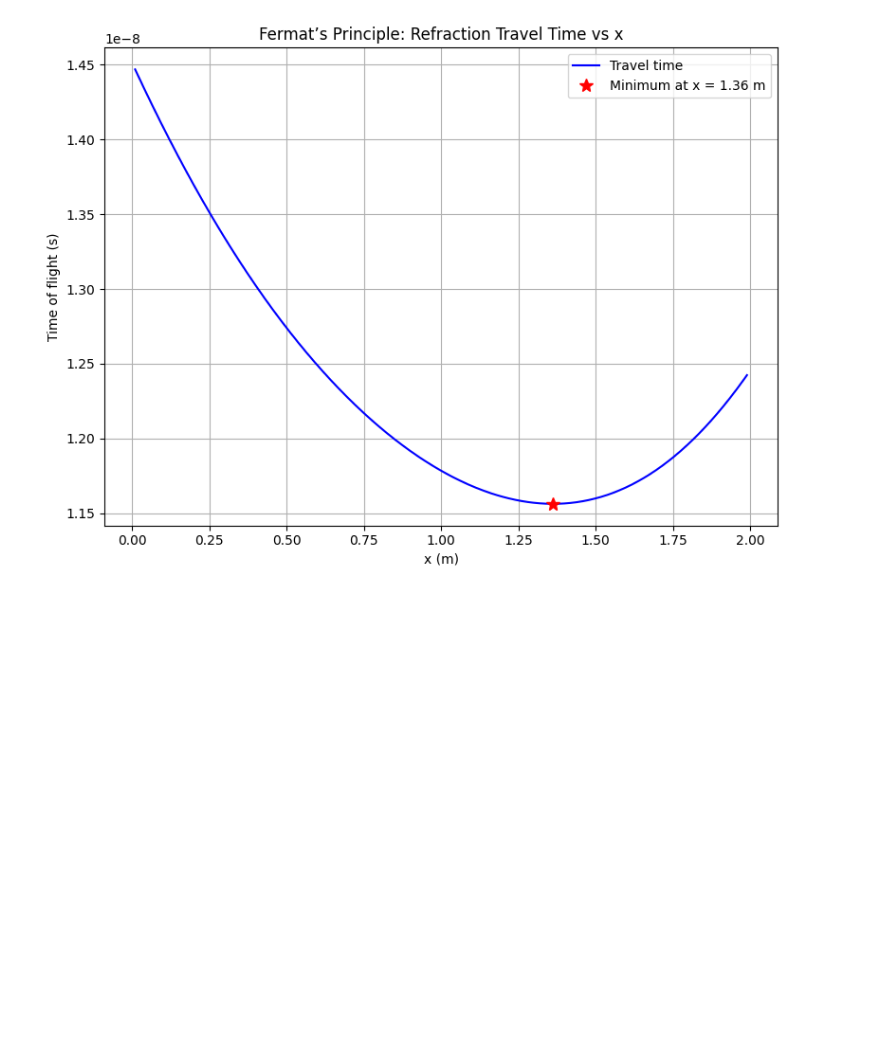
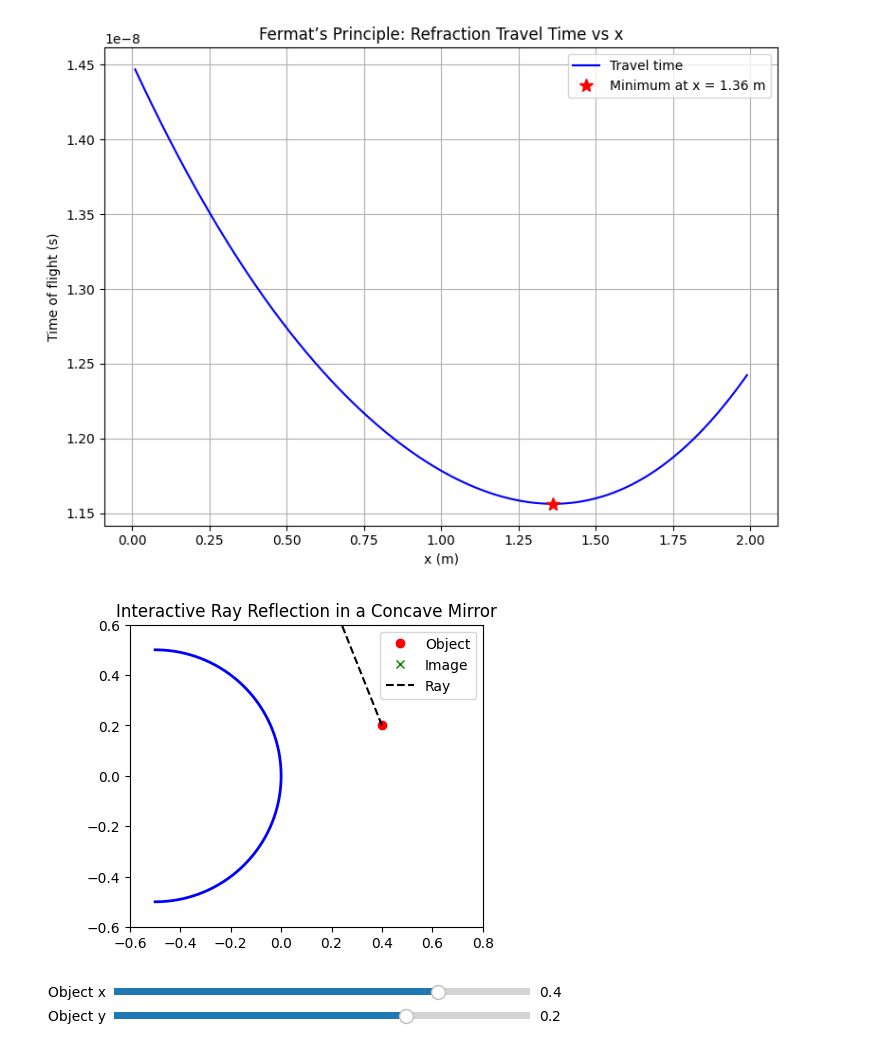
Before and after one commit to SaadSikder1/BPHO, a Jupyter notebook: PBHO.ipynb, the cells around one changed output. Drawn from its saved outputs; the diff is of its cells as text; code cells hidden in the pictures; blank space fills up the shorter version.

```diff
--- a/PBHO.ipynb
+++ b/PBHO.ipynb
@@ -256,3 +256,65 @@ plt.show()
 
 # else:
 #     st.info("Upload an image to begin.")
+# %%
+import numpy as np
+import matplotlib.pyplot as plt
+from matplotlib.widgets import Slider
+
+# Constants
+R = 0.5  # Radius of curvature
+
+# Equation utilities
+def compute_image(xi, yi):
+    theta_i = np.arctan2(yi, np.sqrt(R**2 - xi**2))
+    mi = np.tan(2 * theta_i)
+    denom = (yi / xi + mi)
+    Xi = (-mi * np.sqrt(R**2 - yi**2) - yi) / denom
+    Yi = (-yi * mi * np.sqrt(R**2 - yi**2)) / denom + mi
+    return Xi, Yi
+
+# Setup plot
+fig, ax = plt.subplots()
+plt.subplots_adjust(left=0.1, bottom=0.25)
+theta = np.linspace(-np.pi/2, np.pi/2, 500)
+mirror_x = R * np.cos(theta) - R  # Mirror centered at (-R, 0)
+mirror_y = R * np.sin(theta)
+ax.plot(mirror_x, mirror_y, 'b', linewidth=2)
+obj_point, = ax.plot([], [], 'ro', label="Object")
+img_point, = ax.plot([], [], 'gx', label="Image")
+ray_line, = ax.plot([], [], 'k--', label="Ray")
+ax.legend()
+
+# Axis settings
+ax.set_xlim(-0.6, 0.8)
+ax.set_ylim(-0.6, 0.6)
+ax.set_aspect('equal')
+ax.set_title("Interactive Ray Reflection in a Concave Mirror")
+
+# Sliders for object point
+ax_x = plt.axes([0.2, 0.1, 0.65, 0.03])
+ax_y = plt.axes([0.2, 0.05, 0.65, 0.03])
+slider_x = Slider(ax_x, 'Object x', -0.3, 0.6, valinit=0.4)
+slider_y = Slider(ax_y, 'Object y', -0.5, 0.5, valinit=0.2)
+
+# Update function
+def update(val):
+    x = slider_x.val
+    y = slider_y.val
+    obj_point.set_data([x], [y])
+
+    try:
+        Xi, Yi = compute_image(x, y)
+        img_point.set_data([Xi], [Yi])
+        ray_line.set_data([x, Xi], [y, Yi])
+    except Exception as e:
+        print("Math error:", e)
+        img_point.set_data([], [])
+        ray_line.set_data([], [])
+
+    fig.canvas.draw_idle()
+
+update(None)  # Initial draw
+plt.show()
+# %% [output]
+[figure, added]
```
Also changed, not shown: 3 other files.
